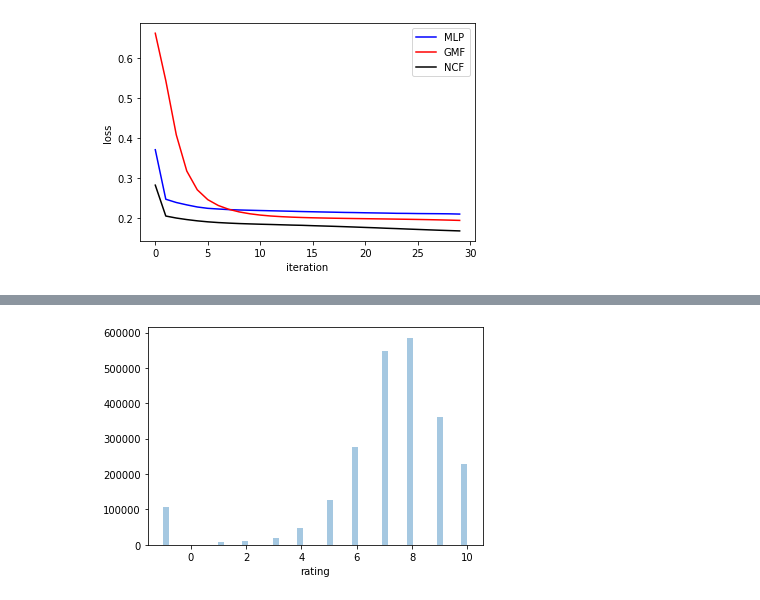
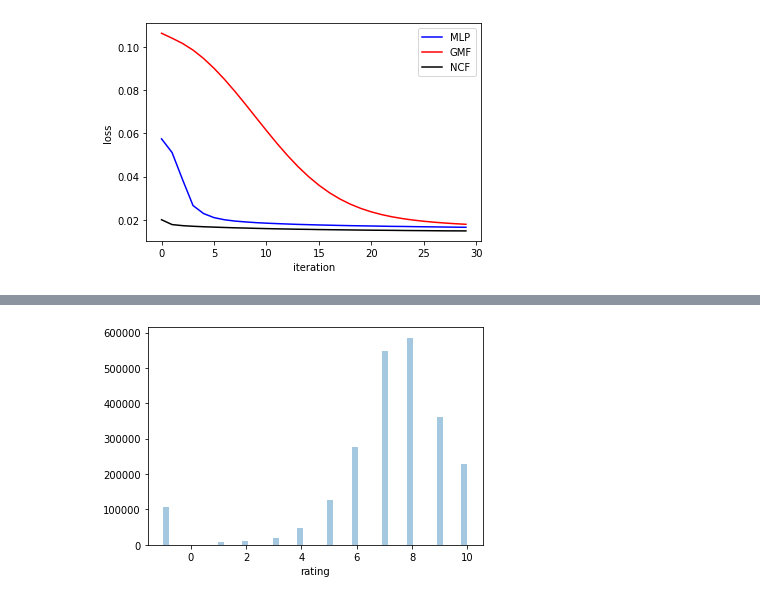
Before and after one commit to DruryXu/SCUthesis, a Jupyter notebook: data_analysis/data_analysis.ipynb, the cells around one changed output, grey strips where cells are left out. Cells and saved outputs as stored; diff of their text form; code cells hidden in the pictures.

```diff
--- a/data_analysis/data_analysis.ipynb
+++ b/data_analysis/data_analysis.ipynb
@@ -42,36 +50,39 @@ plt.show()
 # %%
-MLP = [0.37157237279274086, 0.2477973664976635, 0.2396407093030489, 0.2336932306129657,
-       0.22844408198990465, 0.22506443206532445, 0.22338746511196905, 0.22189184373395873,
-       0.2209419065935181, 0.22026824099416395, 0.21958490476614112, 0.21896676738035528,
-       0.21835950474771176, 0.21774004235018618, 0.21702001713480767, 0.21648280844791526,
-       0.21591884981778534, 0.21541594328782063, 0.21482789030686927, 0.2144672526529204,
-       0.21395322281041956, 0.21353701458615412, 0.21312855110514753, 0.21258850201131468,
-       0.2123978354830199, 0.21200651642936727, 0.21180320479757006, 0.2116168748476417,
-       0.21132563668603754, 0.2107019572112571]
-GMF = [0.6627772962837889, 0.5444680874394379, 0.4088423880617359, 0.31827214697048356,
-       0.271397169003045, 0.24677128124387834, 0.2321793955900094, 0.22263663271552248,
-       0.21607857659270646, 0.2114692259593576, 0.2082077394281782, 0.20589140191315536,
-       0.20423908490324352, 0.2030339018695941, 0.20213088742181848, 0.20141624662035681,
-       0.20084801571605548, 0.20035086580073772, 0.19992971045175215, 0.19953214218182644,
-       0.1991626209857171, 0.19880934144734655, 0.19845281637405582, 0.19807849622585005,
-       0.19768839690914838, 0.1972546243074231, 0.19677321302774048, 0.196229062260097,
-       0.1956081374573834, 0.19487208500656483]
-NCF = [0.28302387084609776, 0.20581690063650682, 0.20081167821614707, 0.19696746076529778,
-       0.1937980191992624, 0.19132998512745486, 0.18950045616443864, 0.18814022814142903,
-       0.1869868514964358, 0.18614997344204767, 0.18535737489642343, 0.1846923864359566,
-       0.1839295286139582, 0.18318382728129004, 0.18258232327564936, 0.18168775263074854,
-       0.18088796918414554, 0.18010557793393908, 0.1792128094601563, 0.17829871617230236,
-       0.17731331386696508, 0.17639257356688617, 0.1752810421305158, 0.1743890779303415,
-       0.17331523802974963, 0.17233755144962046, 0.1713309818046621, 0.17037220153940885,
-       0.1694780224162868, 0.16860507391560375]
+MLP = [0.05749154522469858, 0.05117393039712092, 0.0386332842952958, 0.026603427658811574,
+       0.022893851486648003, 0.02099883337164434, 0.02000373156695831, 0.019396662019284035,
+       0.019004528319872007, 0.018671167889473643, 0.018429065418497818, 0.018220386218007017,
+       0.018034988537249042, 0.017859868239611387, 0.017732655652230832, 0.01759756053230021,
+       0.01748523419359472, 0.01737271674068236, 0.01727719065483387, 0.01719405447564474,
+       0.01711816599637997, 0.017030798216781964, 0.016945683011194555, 0.016906312292032852,
+       0.016822882348716987, 0.016760850427445115, 0.016702787189676268, 0.016641818168686658,
+       0.016575193078052705, 0.01653128481901637]
+
+GMF = [0.10641391757057934, 0.10413519647426722, 0.10169121100589996, 0.098613500867675,
+       0.09474863770713167, 0.09018694536715019, 0.08502967869181459, 0.07941899852963483,
+       0.0734781808696869, 0.06738031096756458, 0.06128990734223186, 0.05538209729896086,
+       0.0497886766566009, 0.04464727776443086, 0.04003341970738114, 0.035992038867822505,
+       0.03252328818709385, 0.029611586877031297, 0.027202073189361794, 0.025236142038299544,
+       0.02364481099676795, 0.022368291211200923, 0.021341883248036226, 0.020516036986941245,
+       0.019851129558845992, 0.01930845669675164, 0.018860606760604352, 0.018488278555706505,
+       0.01817442624398121, 0.01791013768169938]
+
+NCF = [0.020020020307927596, 0.01777999149635434, 0.017281891142086284, 0.01699445075241894,
+       0.016770837601365114, 0.016598592341945665, 0.016431416714245955, 0.016278274402749246,
+       0.01616837787896213, 0.016029488743941594, 0.015911324392640737, 0.015802536511839164,
+       0.015717410283708353, 0.015623937213293663, 0.015554660738150521, 0.015470163680885623,
+       0.015405711627042875, 0.015342100903891572, 0.015288415910085527, 0.015226720338232996,
+       0.015177733764597556, 0.015136027345206679, 0.015102314734377148, 0.01504200278985791,
+       0.015000224283828242, 0.01496547005116576, 0.014925354796393616, 0.014878651536092526,
+       0.014860840412083923, 0.014840647146650931]
+
 x_data = [i for i in range(30)]
 mlp, = plt.plot(x_data, MLP, color = 'blue')
 gmf, = plt.plot(x_data, GMF, color = 'red')
 ncf, = plt.plot(x_data, NCF, color = 'black')
 plt.xlabel("iteration")
 plt.ylabel("loss")
 plt.legend([mlp, gmf, ncf], ["MLP", "GMF", "NCF"])
-plt.savefig("old_NCF_loss.jpg")
+plt.savefig("New_NCF_loss.jpg")
 plt.show()
 # %% [output]
-[figure, old version]
+[figure, new version]
```
Also changed, not shown: parts of 4 cells of this notebook, 22 other files.
